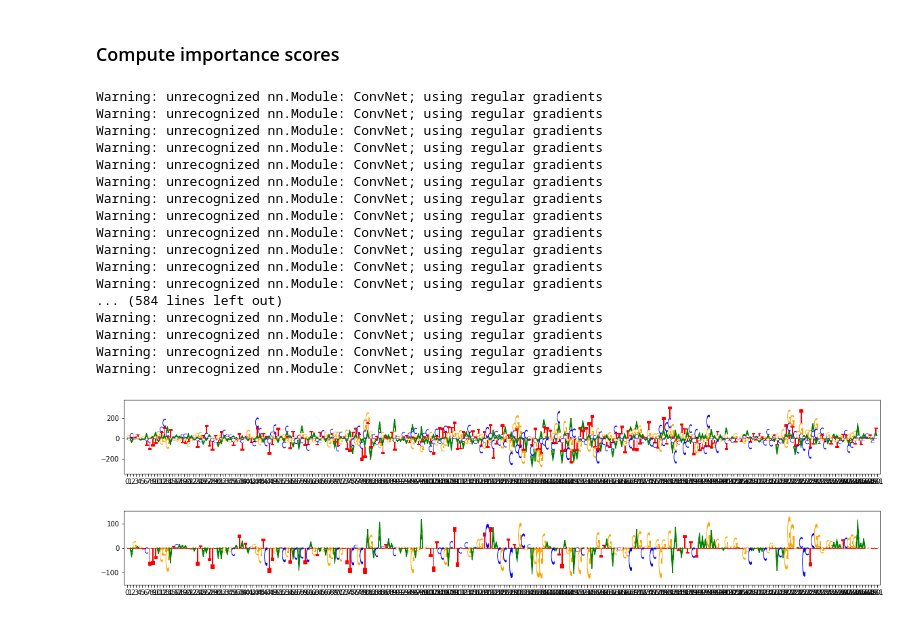
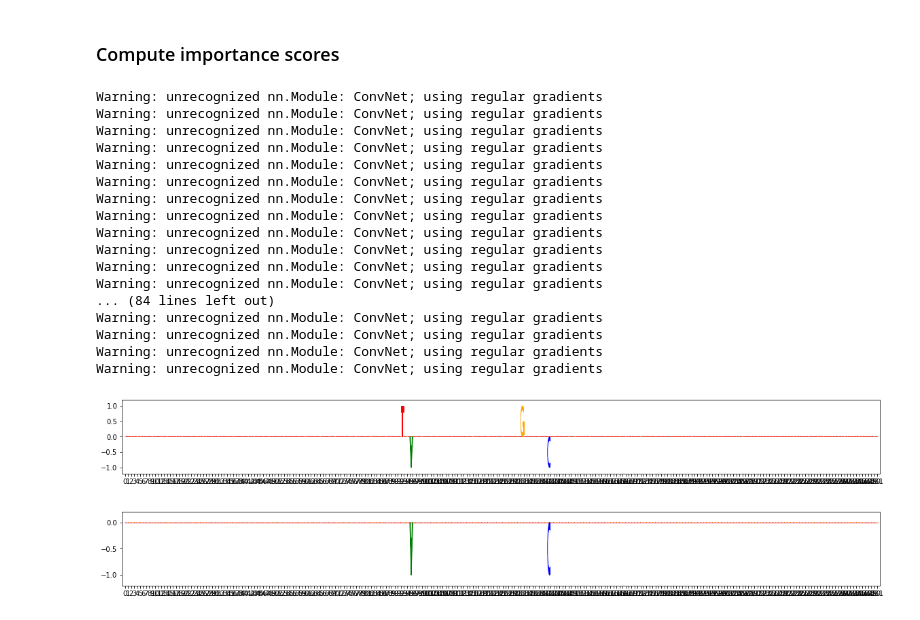
Before and after one commit to kundajelab/neural_motif_discovery, a Jupyter notebook: notebooks/aitac_run.ipynb, the cells around one changed output. Drawn from its saved outputs; the diff is of its cells as text; code cells hidden in the pictures.

Commit message:
AI-TAC score generation

```diff
--- a/notebooks/aitac_run.ipynb
+++ b/notebooks/aitac_run.ipynb
@@ -179,12 +183,16 @@ class WrapperModel(torch.nn.Module):
         self.task_index = task_index
 
     def forward(self, input_seqs):
-        predictions, activations, act_index = self.inner_model(input_seqs)
+        predictions, _, _ = self.inner_model(input_seqs)  # Shape: B x T
+
+        # Standard-deviation-normalize the vectors
+        std = torch.std(predictions, dim=1, keepdim=True)  # Standard deviation, but don't explain them
+        normed = predictions / std  # Shape: B x T
 
         if self.task_index:
-            return predictions[:, self.task_index : (self.task_index + 1)]
+            return normed[:, self.task_index : (self.task_index + 1)]
         else:
-            return torch.sum(predictions, dim=1, keepdim=True)
+            return torch.sum(normed, dim=1, keepdim=True)
 # %%
 def create_explainer(model, input_length, bg_size=10, task_index=None):
     """
@@ -232,7 +240,7 @@ def create_explainer(model, input_length, bg_size=10, task_index=None):
     return explain_fn
 # %%
 # Compute importance scores
-task_index = 0
+task_index = None  # Explain all tasks in aggregate
 
 torch.set_grad_enabled(True)
 input_length = one_hot_seqs.shape[2]
@@ -244,7 +252,7 @@ hyp_scores = np.empty_like(one_hot_seqs)
 for i in tqdm.notebook.trange(num_batches):
     batch = one_hot_seqs[(i * batch_size) : ((i + 1) * batch_size)]
     hyp_scores[(i * batch_size) : ((i + 1) * batch_size)] = explainer(batch)
-    if i == 5:
+    if i == 0:
         break
 
 act_scores = hyp_scores * one_hot_seqs
@@ -261,14 +269,14 @@ Warning: unrecognized nn.Module: ConvNet; using regular gradients
 Warning: unrecognized nn.Module: ConvNet; using regular gradients
 Warning: unrecognized nn.Module: ConvNet; using regular gradients
 Warning: unrecognized nn.Module: ConvNet; using regular gradients
-... (584 lines left out)
+... (84 lines left out)
 Warning: unrecognized nn.Module: ConvNet; using regular gradients
 Warning: unrecognized nn.Module: ConvNet; using regular gradients
 Warning: unrecognized nn.Module: ConvNet; using regular gradients
 Warning: unrecognized nn.Module: ConvNet; using regular gradients
 # %%
-viz_sequence.plot_weights(np.transpose(hyp_scores[15]))
-viz_sequence.plot_weights(np.transpose(act_scores[15]))
+viz_sequence.plot_weights(np.transpose(hyp_scores[41]))
+viz_sequence.plot_weights(np.transpose(act_scores[41]))
 # %% [output]
-[figure, old version]
+[figure, new version]
-[figure, old version]
+[figure, new version]
```
Also changed, not shown: parts of 1 cell of this notebook, 3 other files.
